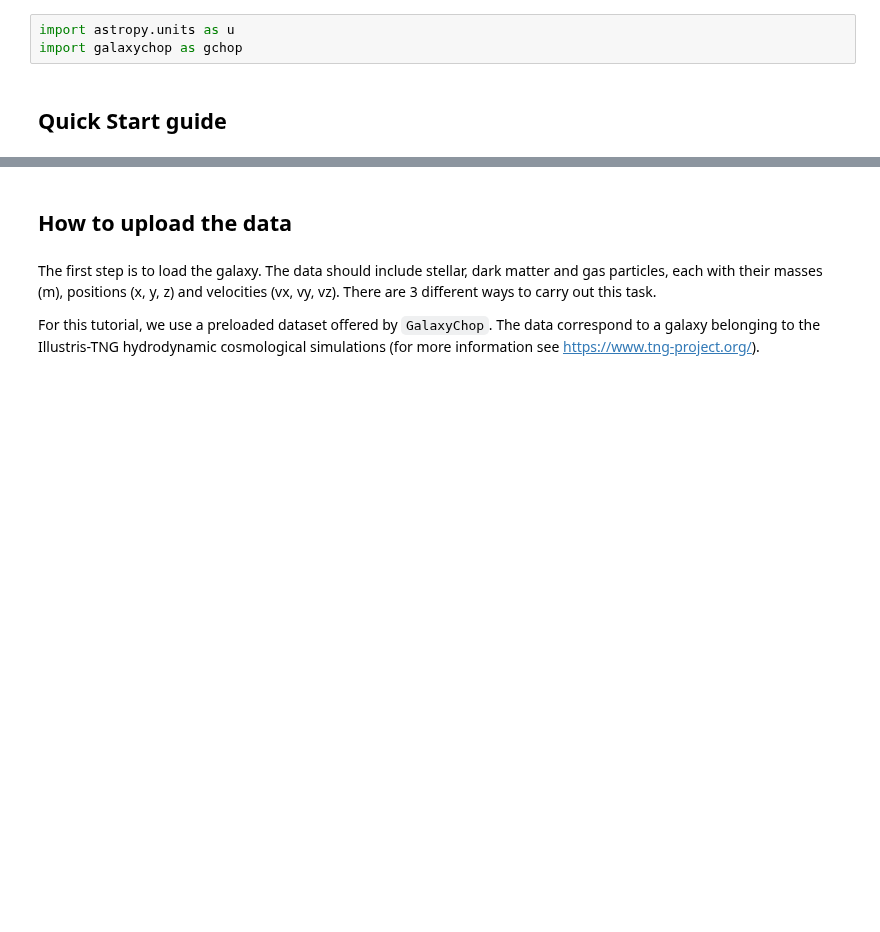
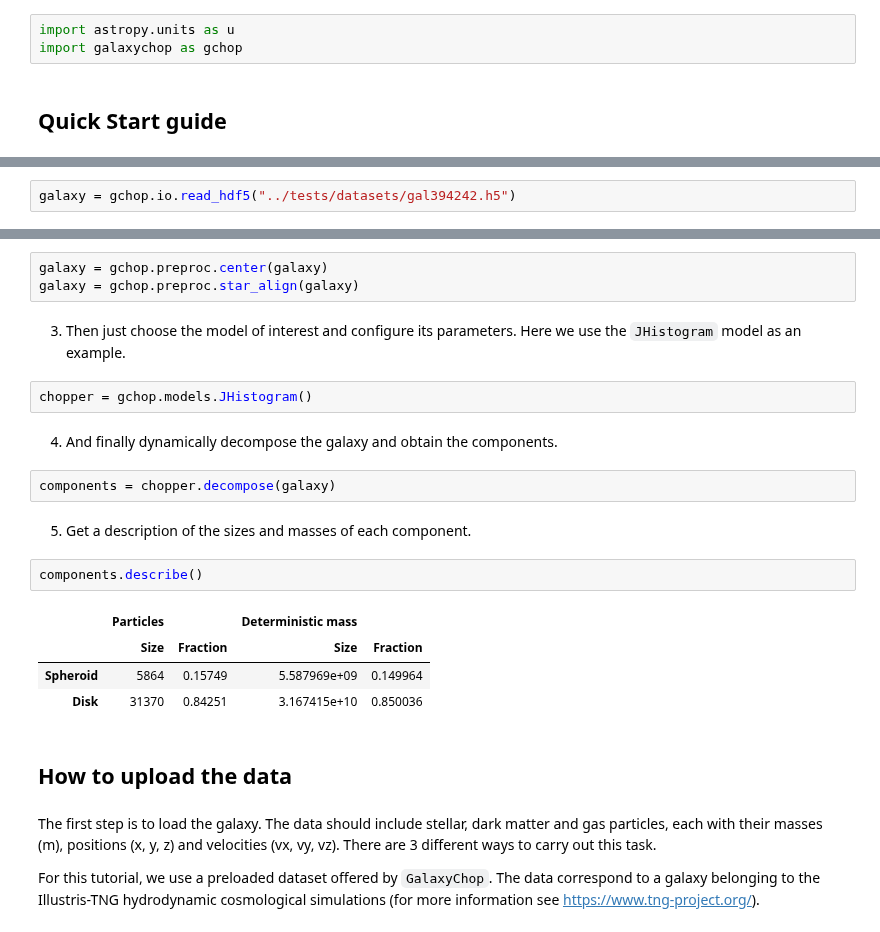
Before and after one commit to vcristiani/galaxy-chop, a Jupyter notebook: docs/tutorial.ipynb, the cells around one changed output, grey strips where cells are left out. Drawn from its saved outputs; the diff is of its cells as text; blank space fills up the shorter version.

```diff
--- a/docs/tutorial.ipynb
+++ b/docs/tutorial.ipynb
@@ -30,0 +25,2 @@ Load the data to build the `galaxy` to which it will dynamically decompose, to i
+# %%
+galaxy = gchop.io.read_hdf5("../tests/datasets/gal394242.h5")
@@ -31,3 +29,23 @@ Load the data to build the `galaxy` to which it will dynamically decompose, to i
+# %%
+galaxy = gchop.preproc.center(galaxy)
+galaxy = gchop.preproc.star_align(galaxy)
+# %% [markdown]
+3) Then just choose the model of interest and configure its parameters. Here we use the `JHistogram` model as an example.
+# %%
+chopper = gchop.models.JHistogram()
+# %% [markdown]
+4) And finally dynamically decompose the galaxy and obtain the components.
+# %%
+components = chopper.decompose(galaxy)
+# %% [markdown]
+5) Get a description of the sizes and masses of each component.
+# %%
+components.describe()
+# %% [output]
+|  | Particles |  | Deterministic mass |  |
+|  | Size | Fraction | Size | Fraction |
+| Spheroid | 5864 | 0.15749 | 5.587969e+09 | 0.149964 |
+| Disk | 31370 | 0.84251 | 3.167415e+10 | 0.850036 |
 # %% [markdown]
 ## How to upload the data
 # %% [markdown]
```
Also changed, not shown: parts of 4 cells of this notebook.
